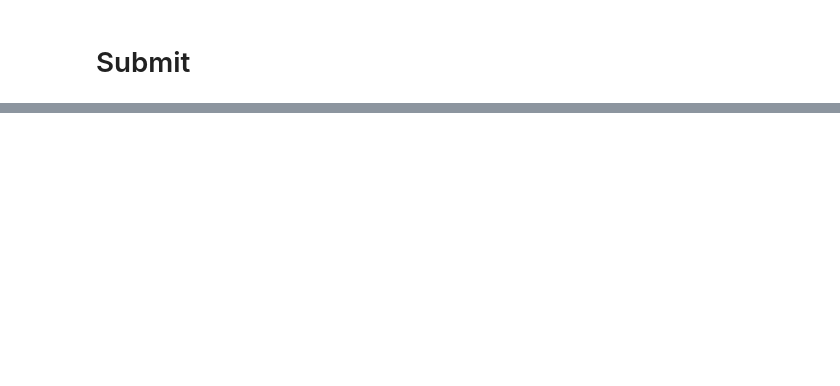
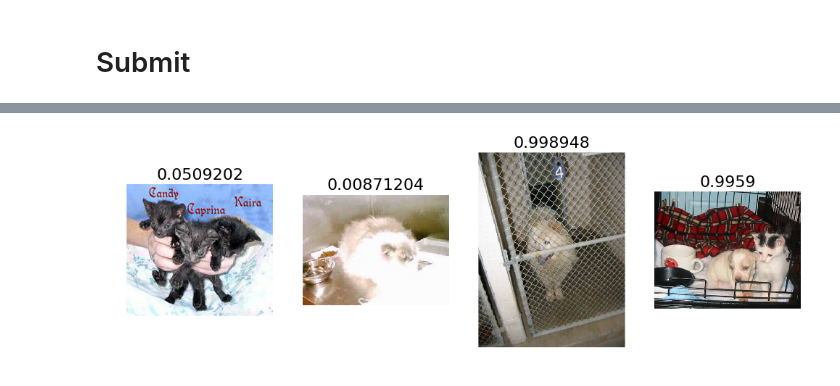
Before and after one commit to RiccardoGrin/Fastai, a Jupyter notebook: nbs/Kaggle_Submission.ipynb, the cells around one changed output, grey strips where cells are left out. Cells and saved outputs as stored; diff of their text form; code cells hidden in the pictures; blank space fills up the shorter version.

```diff
--- a/nbs/Kaggle_Submission.ipynb
+++ b/nbs/Kaggle_Submission.ipynb
@@ -109,0 +209,7 @@ FileLink('data/redux/subm98.csv')
+# %%
+#2. A few incorrect labels at random
+incorrect = np.where(preds != labels)[0]
+idx = permutation(incorrect)[:n_view]
+plots_idx(idx, probs[idx])
+# %% [output]
+[figure, added]
```
Also changed, not shown: parts of 51 cells of this notebook, 2 other files.
